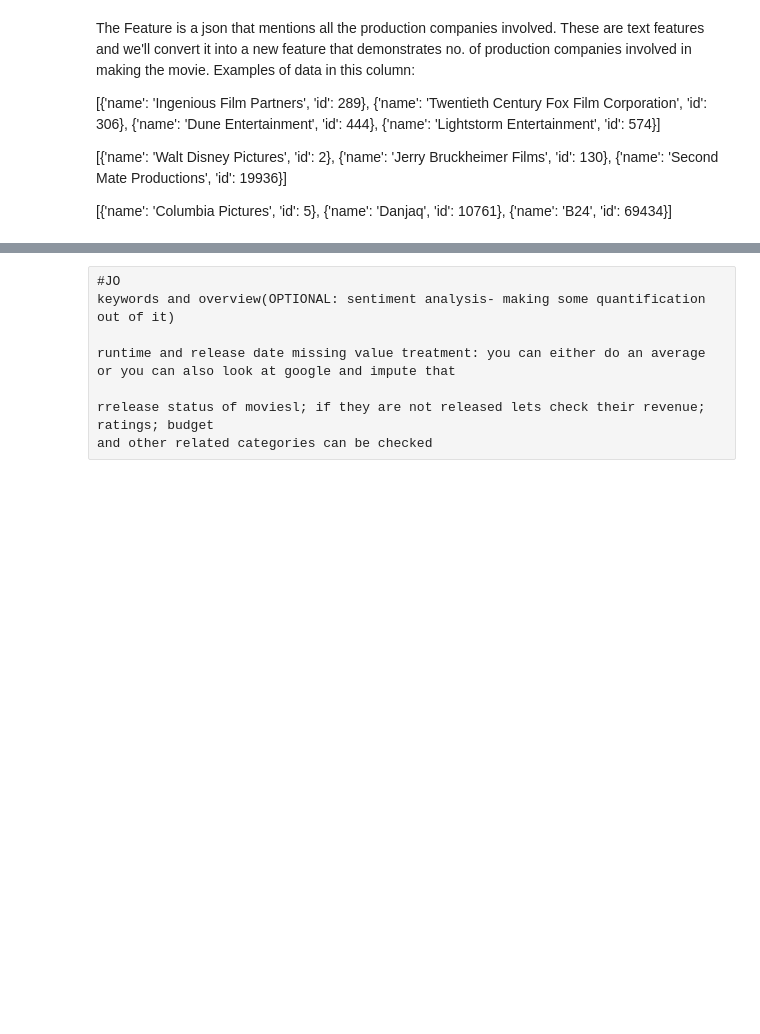
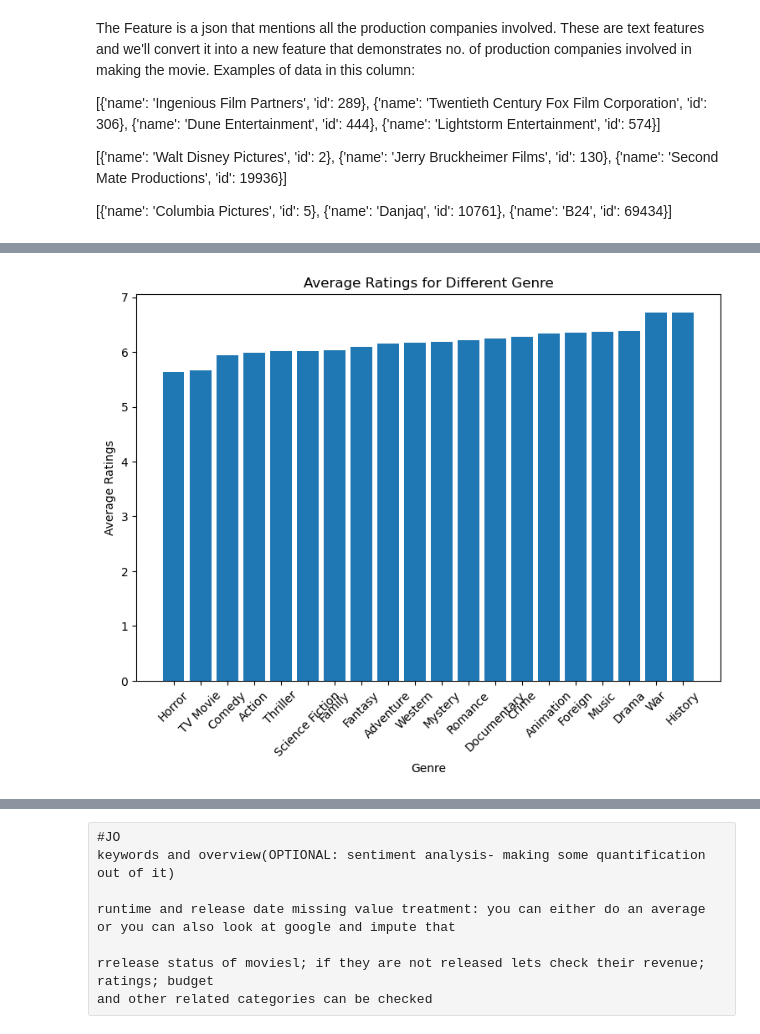
Before and after one commit to UTDRON/DIC_587, a Jupyter notebook: cleaning genre column.ipynb, the cells around one changed output, grey strips where cells are left out. Cells and saved outputs as stored; diff of their text form; code cells hidden in the pictures; blank space fills up the shorter version.

```diff
--- a/cleaning genre column.ipynb
+++ b/cleaning genre column.ipynb
@@ -139,0 +168,18 @@ df_movie.head()
+# %%
+average_ratings = {}
+
+for column in columns_to_plot:
+    average_rating = df_movie[df_movie[column] == 1]['vote_average'].mean()
+    average_ratings[column] = average_rating
+
+sorted_ratings = dict(sorted(average_ratings.items(), key=lambda item: item[1]))
+
+plt.figure(figsize=(9, 6))
+plt.bar(sorted_ratings.keys(), sorted_ratings.values())
+plt.xlabel('Genre')
+plt.ylabel('Average Ratings')
+plt.title('Average Ratings for Different Genre')
+plt.xticks(rotation=45)
+plt.show()
+# %% [output]
+[figure, added]
```
Also changed, not shown: parts of 15 cells of this notebook, 1 other file.
